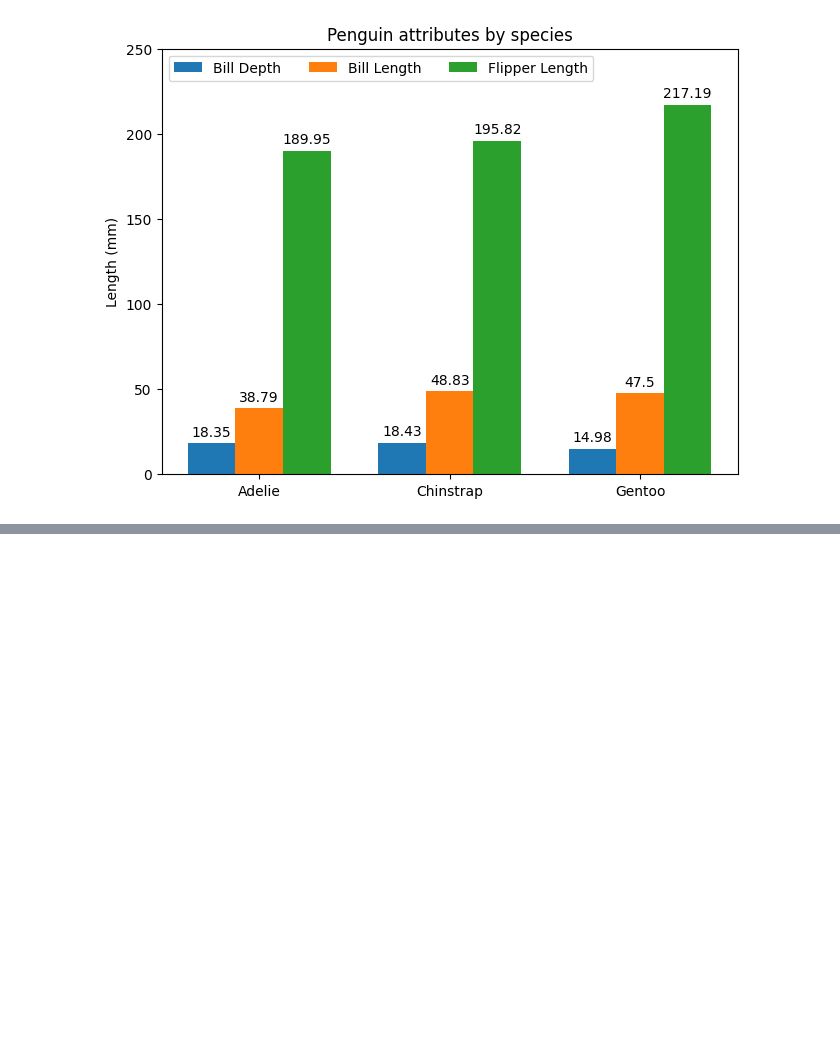
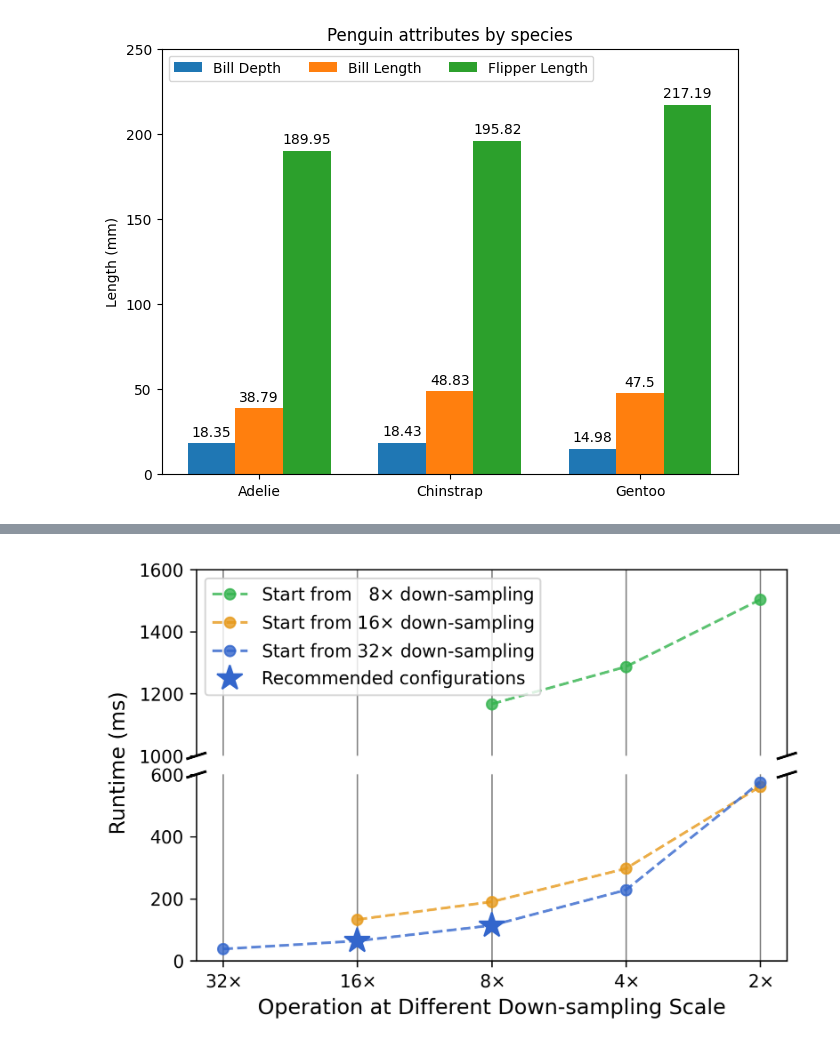
Before and after one commit to LinKInLeLe43/Hybrid-Matcher, a Jupyter notebook: notebooks/plot_runtime_comparison.ipynb, the cells around one changed output, grey strips where cells are left out. Saved outputs shown, nothing was run; the diff lists cells and outputs as text; code cells hidden in the pictures; blank space fills up the shorter version.

```diff
--- a/notebooks/plot_runtime_comparison.ipynb
+++ b/notebooks/plot_runtime_comparison.ipynb
@@ -185,0 +216,63 @@ NameError: name 'data' is not defined
+# %%
+import matplotlib.pyplot as plt
+import numpy as np
+
+# 数据
+x0 = np.arange(5)
+x1 = np.arange(1, 5)
+x2 = np.arange(2, 5)
+
+y0 = np.array([38, 64, 114, 228, 575])  # 32x 16 8x 4x 2x
+y1 = np.array([133, 190, 297, 561])  # 16x 8x 4x 2x
+y2 = np.array([1167, 1287, 1503])  # 8x 4x 2x
+
+# 创建带有断轴的子图
+fig, (ax, ax2) = plt.subplots(2, 1, sharex=True, figsize=(6, 4), dpi=300)
+fig.subplots_adjust(hspace=0.1)  # 调整上下子图间距
+
+# 绘制数据
+ax.plot(x2, y2, 'o--', color=(0.2, 0.7, 0.3, 0.8), label="Start from   8"r"$\times$ down-sampling")
+ax.plot(x1, y1, 'o--', color=(0.9, 0.6, 0.1, 0.8), label="Start from 16"r"$\times$ down-sampling")
+ax.plot(x0, y0, 'o--', color=(0.2, 0.4, 0.8, 0.8), label="Start from 32"r"$\times$ down-sampling")
+ax.plot(x0[1:3], y0[1:3], '*', color=(0.2, 0.4, 0.8, 1.0), markersize=15, label="Recommended configurations")
+ax2.plot(x2, y2, 'o--', color=(0.2, 0.7, 0.3, 0.8))
+ax2.plot(x1, y1, 'o--', color=(0.9, 0.6, 0.1, 0.8))
+ax2.plot(x0, y0, 'o--', color=(0.2, 0.4, 0.8, 0.8))
+ax2.plot(x0[1:3], y0[1:3], '*', color=(0.2, 0.4, 0.8, 1.0), markersize=15, label="Recommended configurations")
+
+
+# 设置 y 轴范围
+ax.set_ylim(1000, 1600)  # 上子图范围：28.9附近
+ax2.set_ylim(0, 600)  # 下子图范围：低值范围
+
+# ** 隐藏上图的 x 轴刻度和标签 **
+ax.tick_params(bottom=False, top=False, labelbottom=False)  # 隐藏上图的 x 轴刻度和标签
+
+# 添加断轴指示器
+ax.spines['bottom'].set_visible(False)
+ax2.spines['top'].set_visible(False)
+ax2.set_xticks([0, 1, 2, 3, 4])
+ax2.set_xticklabels(["32"r"$\times$", "16"r"$\times$", "8"r"$\times$", "4"r"$\times$", "2"r"$\times$"])
+
+# 绘制断轴标志
+d = 0.015  # 断轴标志的大小
+kwargs = dict(transform=ax.transAxes, color='k', clip_on=False)
+ax.plot((-d, +d), (-d, +d), **kwargs)        # 上断轴
+ax.plot((1 - d, 1 + d), (-d, +d), **kwargs)  # 上断轴
+kwargs.update(transform=ax2.transAxes)
+ax2.plot((-d, +d), (1 - d, 1 + d), **kwargs)  # 下断轴
+ax2.plot((1 - d, 1 + d), (1 - d, 1 + d), **kwargs)  # 下断轴
+
+# 设置 x 轴和 y 轴标签
+ax2.set_xlabel('Operation at Different Down-sampling Scale', fontsize=12)
+fig.text(0.01, 0.5, "Runtime (ms)", va='center', rotation='vertical', fontsize=12)
+# fig.text(0.43, 0.28, "Performance", fontsize=12)
+# fig.text(0.55, 0.17, "Efficiency", fontsize=12)
+# 添加图例
+ax.legend(loc="upper left")
+ax.grid(axis='x', color='0.5')
+ax2.grid(axis='x', color='0.5')
+# 显示图表
+plt.savefig(r"C:\Users\LinKInLeLe43\Desktop\superview_runtime.pdf", bbox_inches='tight')
+# %% [output]
+[figure, added]
```
Also changed, not shown: parts of 2 cells of this notebook, 8 other files.
